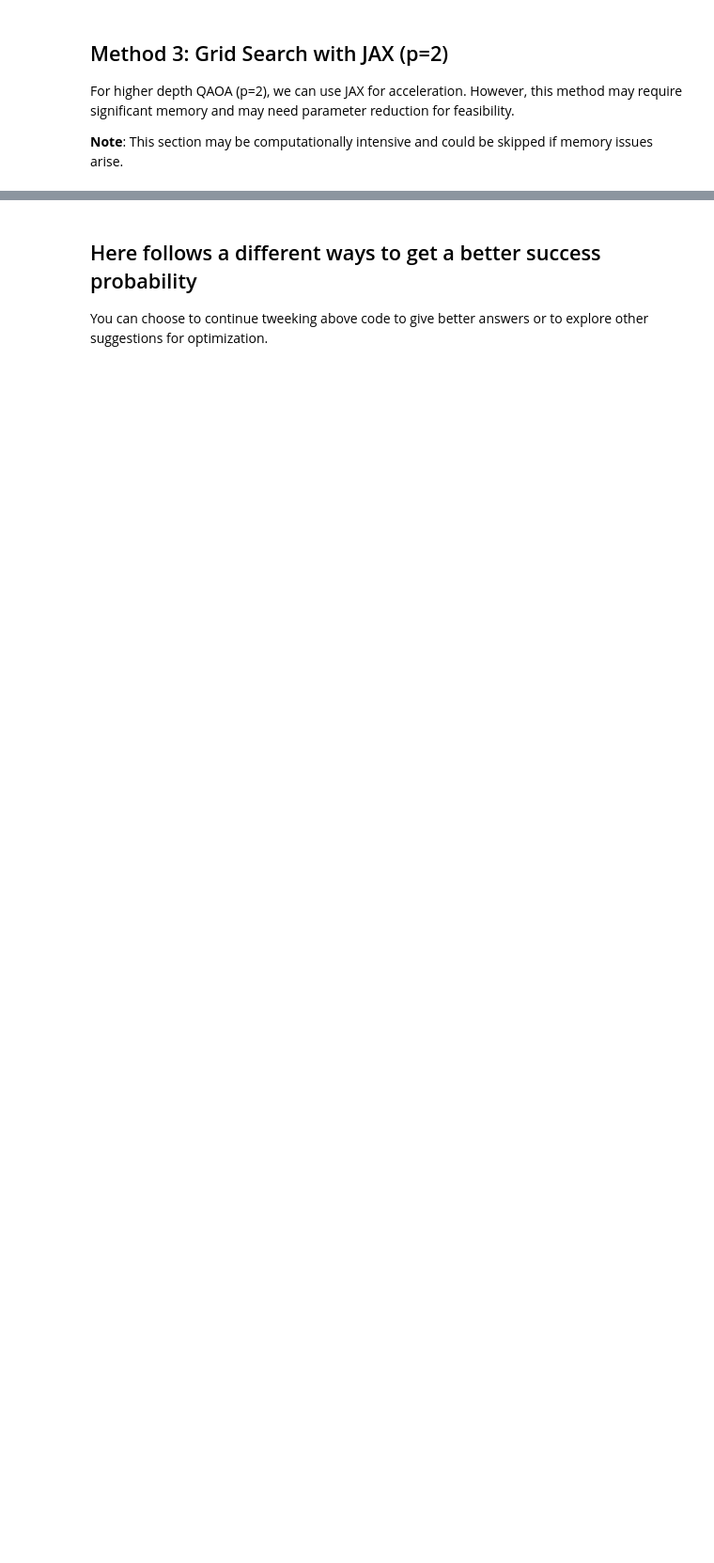
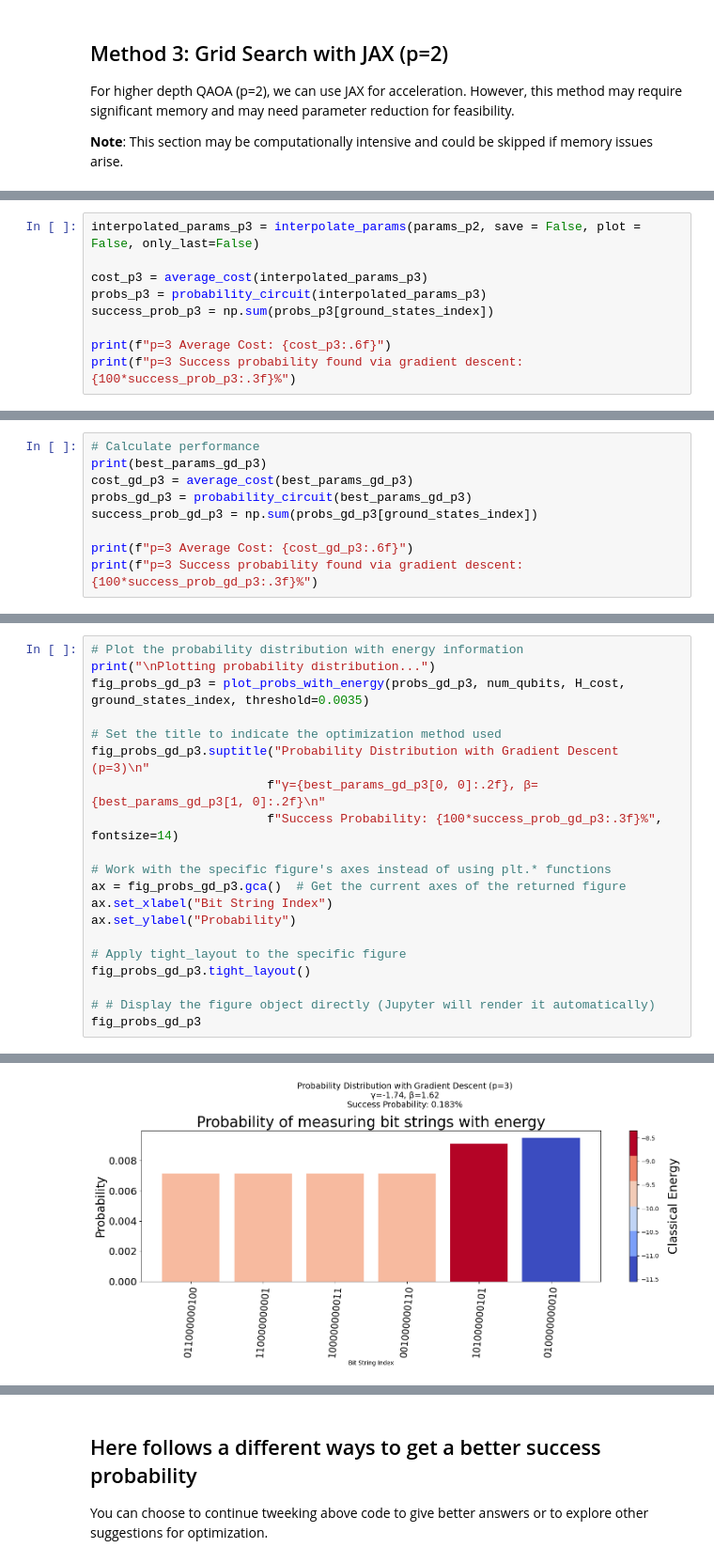
Before and after one commit to bernalde/UA_FarmaIAQC_2025, a Jupyter notebook: ProteinFolding.ipynb, the cells around one changed output, grey strips where cells are left out. Shown at 94% size. Saved outputs shown, nothing was run; the diff lists cells and outputs as text; blank space fills up the shorter version.

```diff
--- a/ProteinFolding.ipynb
+++ b/ProteinFolding.ipynb
@@ -1142,0 +1183,9 @@ Success probability: 0.003899
+# %%
+interpolated_params_p3 = interpolate_params(params_p2, save = False, plot = False, only_last=False)
+
+cost_p3 = average_cost(interpolated_params_p3)
+probs_p3 = probability_circuit(interpolated_params_p3)
+success_prob_p3 = np.sum(probs_p3[ground_states_index])
+
+print(f"p=3 Average Cost: {cost_p3:.6f}")
+print(f"p=3 Success probability found via gradient descent: {100*success_prob_p3:.3f}%")
@@ -1142,0 +1309,9 @@ Success probability: 0.003899
+# %%
+# Calculate performance
+print(best_params_gd_p3)
+cost_gd_p3 = average_cost(best_params_gd_p3)
+probs_gd_p3 = probability_circuit(best_params_gd_p3)
+success_prob_gd_p3 = np.sum(probs_gd_p3[ground_states_index])
+
+print(f"p=3 Average Cost: {cost_gd_p3:.6f}")
+print(f"p=3 Success probability found via gradient descent: {100*success_prob_gd_p3:.3f}%")
@@ -1142,0 +1325,21 @@ Success probability: 0.003899
+# %%
+# Plot the probability distribution with energy information
+print("\nPlotting probability distribution...")
+fig_probs_gd_p3 = plot_probs_with_energy(probs_gd_p3, num_qubits, H_cost, ground_states_index, threshold=0.0035)
+
+# Set the title to indicate the optimization method used
+fig_probs_gd_p3.suptitle("Probability Distribution with Gradient Descent (p=3)\n"
+                        f"γ={best_params_gd_p3[0, 0]:.2f}, β={best_params_gd_p3[1, 0]:.2f}\n"
+                        f"Success Probability: {100*success_prob_gd_p3:.3f}%", fontsize=14)
+
+# Work with the specific figure's axes instead of using plt.* functions
+ax = fig_probs_gd_p3.gca()  # Get the current axes of the returned figure
+ax.set_xlabel("Bit String Index")
+ax.set_ylabel("Probability")
+
+# Apply tight_layout to the specific figure
+fig_probs_gd_p3.tight_layout()
+
+# # Display the figure object directly (Jupyter will render it automatically)
+fig_probs_gd_p3
+# %% [output]
@@ -1142,0 +1347 @@ Success probability: 0.003899
+[figure, added]
```
Also changed, not shown: parts of 35 cells of this notebook, 1 other file.
